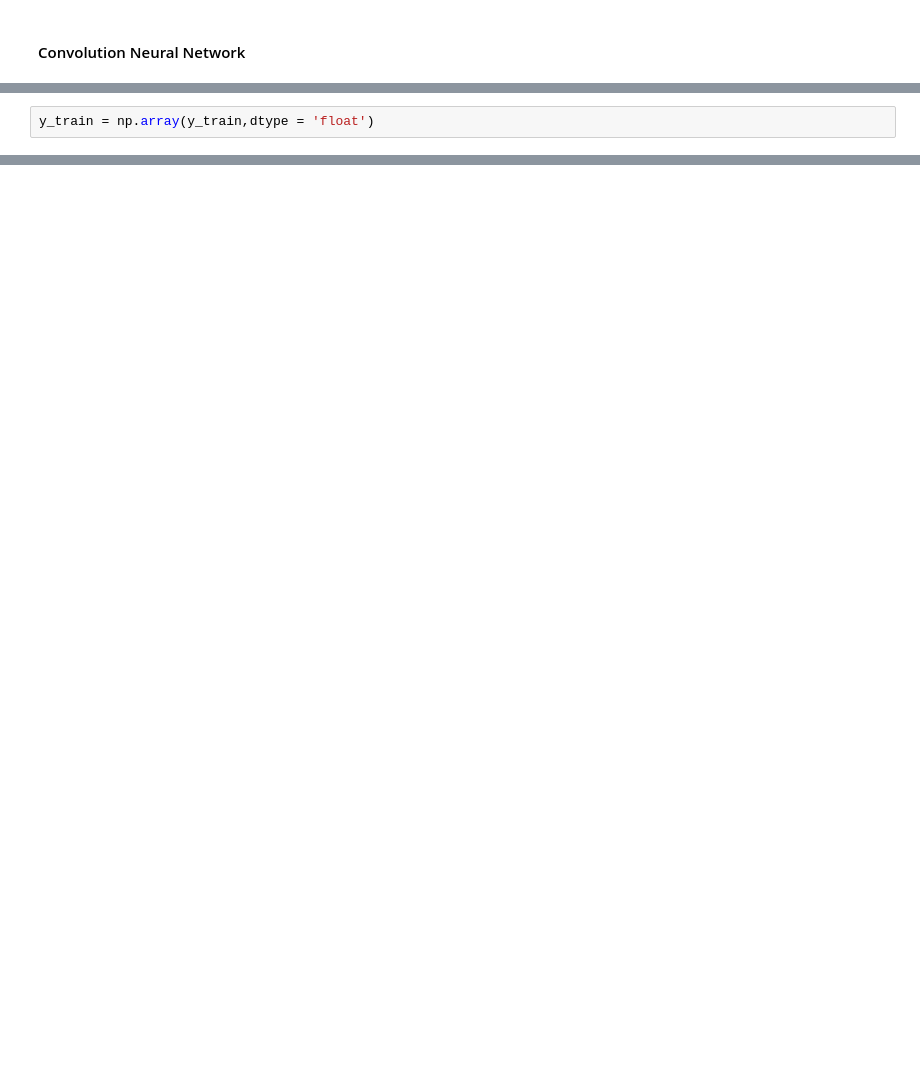
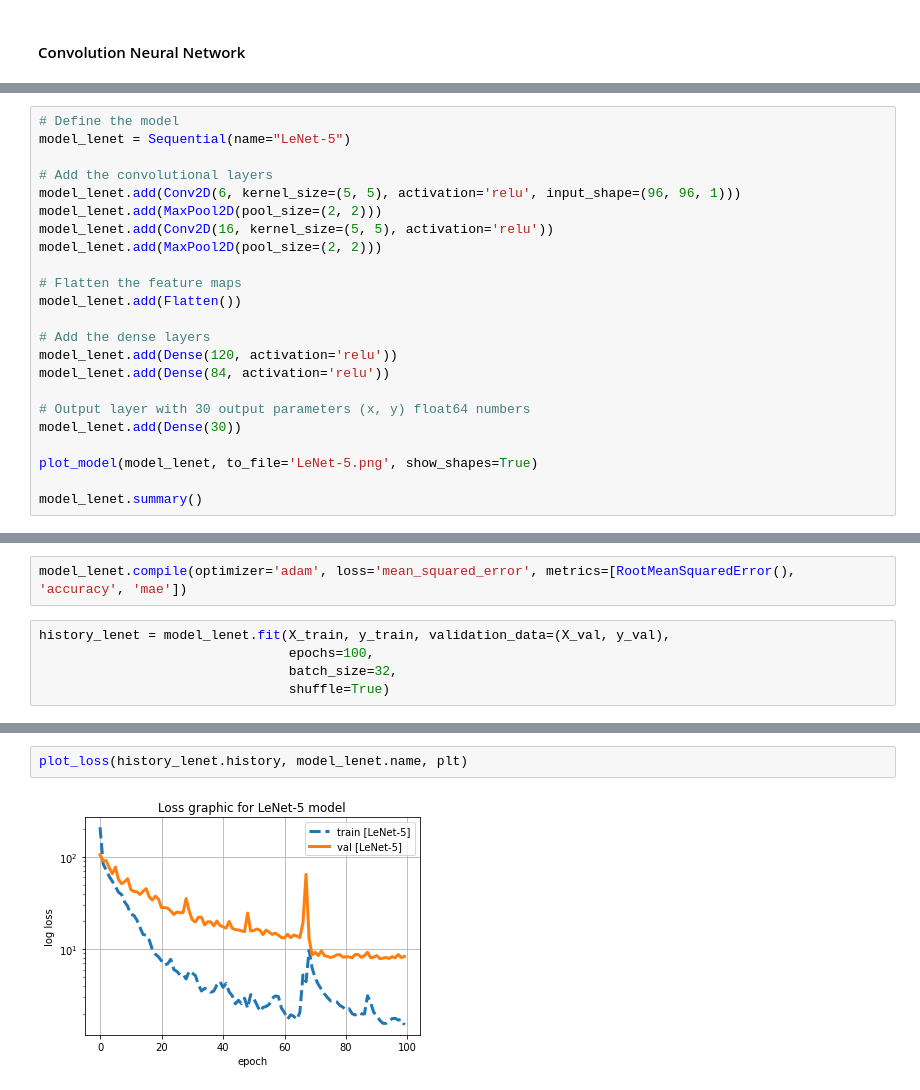
Before and after one commit to mdodovic/Facial-Keypoints-Detection, a Jupyter notebook: keypoints_detector.ipynb, the cells around one changed output, grey strips where cells are left out. Cells and saved outputs as stored; diff of their text form; blank space fills up the shorter version.

```diff
--- a/keypoints_detector.ipynb
+++ b/keypoints_detector.ipynb
@@ -403,2 +363,0 @@ for i in range(len(train)):
-# %%
-y_train = np.array(y_train,dtype = 'float')
@@ -549,0 +364,23 @@ plot_model(model, to_file='model.png')
+# %%
+# Define the model
+model_lenet = Sequential(name="LeNet-5")
+
+# Add the convolutional layers
+model_lenet.add(Conv2D(6, kernel_size=(5, 5), activation='relu', input_shape=(96, 96, 1)))
+model_lenet.add(MaxPool2D(pool_size=(2, 2)))
+model_lenet.add(Conv2D(16, kernel_size=(5, 5), activation='relu'))
+model_lenet.add(MaxPool2D(pool_size=(2, 2)))
+
+# Flatten the feature maps
+model_lenet.add(Flatten())
+
+# Add the dense layers
+model_lenet.add(Dense(120, activation='relu'))
+model_lenet.add(Dense(84, activation='relu'))
+
+# Output layer with 30 output parameters (x, y) float64 numbers
+model_lenet.add(Dense(30))
+
+plot_model(model_lenet, to_file='LeNet-5.png', show_shapes=True)
+
+model_lenet.summary()
@@ -549,0 +405,7 @@ plot_model(model, to_file='model.png')
+# %%
+model_lenet.compile(optimizer='adam', loss='mean_squared_error', metrics=[RootMeanSquaredError(), 'accuracy', 'mae'])
+# %%
+history_lenet = model_lenet.fit(X_train, y_train, validation_data=(X_val, y_val),
+                                epochs=100,
+                                batch_size=32,
+                                shuffle=True)
@@ -549,0 +430,4 @@ plot_model(model, to_file='model.png')
+# %%
+plot_loss(history_lenet.history, model_lenet.name, plt)
+# %% [output]
+[figure, added]
```
Also changed, not shown: parts of 59 cells of this notebook.
